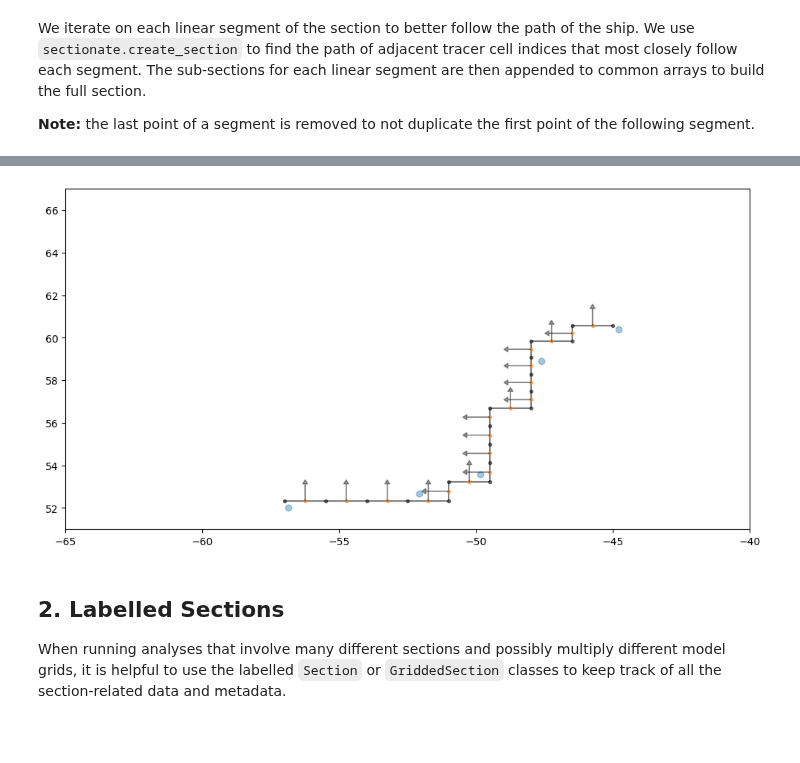
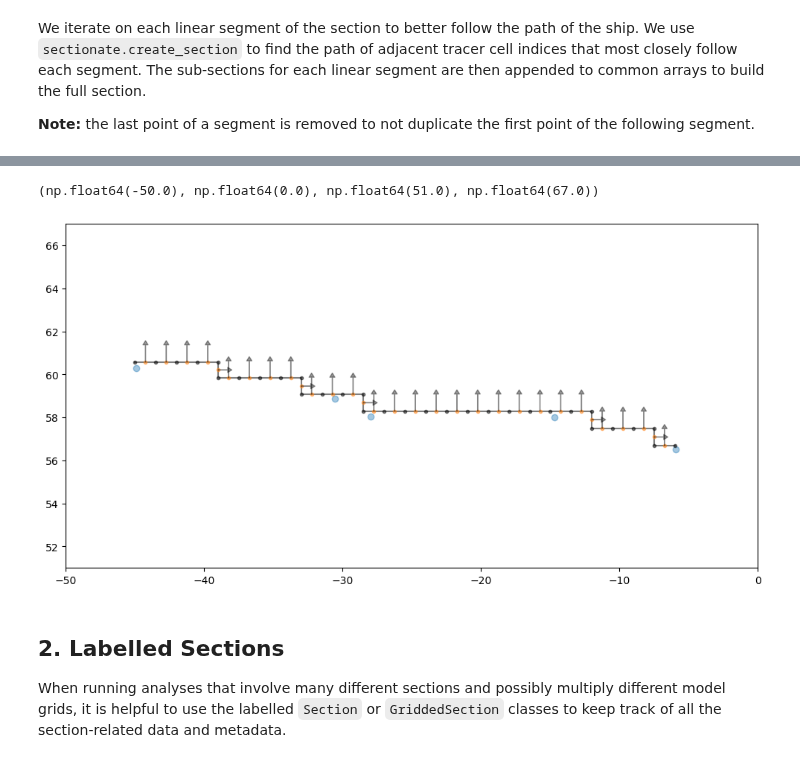
Before and after one commit to MOM6-community/sectionate, a Jupyter notebook: examples/1_creating_an_OSNAP_section.ipynb, the cells around one changed output, grey strips where cells are left out. Drawn from its saved outputs; the diff is of its cells as text; code cells hidden in the pictures; blank space fills up the shorter version.

```diff
--- a/examples/1_creating_an_OSNAP_section.ipynb
+++ b/examples/1_creating_an_OSNAP_section.ipynb
@@ -50,5 +53,5 @@ Y Axis (periodic, boundary='periodic'):
 # %%
-iwest,jwest,xwest,ywest = sectionate.grid_section(
+i_c,j_c,lons_c,lats_c = sectionate.grid_section(
     grid,
     west_section_lons,
     west_section_lats,
@@ -77,5 +83,5 @@ plt.show()
 # %%
-uvindices = sectionate.uvindices_from_qindices(grid, iwest, jwest)
+uvindices = sectionate.uvindices_from_qindices(grid, i_c, j_c)
 lons, lats = sectionate.uvcoords_from_uvindices(
     grid,
     uvindices,
@@ -123,10 +129,10 @@ We iterate on each linear segment of the section to better follow the path of th
 
 **Note:** the last point of a segment is removed to not duplicate the first point of the following segment.
 # %%
-iwest,jwest,xwest,ywest = sectionate.grid_section(
+i_c,j_c,lons_c,lats_c = sectionate.grid_section(
     grid,
-    west_section_lons,
-    west_section_lats,
+    east_section_lons,
+    east_section_lats,
     topology="MOM-tripolar"
 )
 # %%
@@ -152,29 +158,30 @@ plt.show()
 # %%
-uvindices = sectionate.uvindices_from_qindices(grid, iwest, jwest)
+uvindices = sectionate.uvindices_from_qindices(grid, i_c, j_c)
 lons, lats = sectionate.uvcoords_from_uvindices(
     grid,
     uvindices
 )
 # %%
 plt.figure(figsize=(12, 6))
-plt.plot(west_section_lons, west_section_lats, "C0o", alpha=0.4)
+plt.plot(east_section_lons, east_section_lats, "C0o", alpha=0.4)
 for (p, (var, lon, lat, nward, eward)) in enumerate(zip(uvindices['var'], lons, lats, uvindices['nward'], uvindices['eward'])):
     if var=="V":
         efact = 0.
         nfact = -1 if not(eward) else 1
     if var=="U":
         efact = -1 if nward else 1
         nfact = 0.
 
     plt.annotate('', xy=(lon+float(efact), lat+float(nfact)),  xycoords='data',
             xytext=(lon, lat),
             arrowprops=dict(facecolor='black', shrink=0.01, width=0.25, headwidth=5., headlength=4., alpha=0.4),
             horizontalalignment='center', verticalalignment='center')
-plt.plot(xwest, ywest, "ko-", alpha=0.5, markersize=3, label="tracer cell corners (vorticity grid)")
+plt.plot(lons_c, lats_c, "ko-", alpha=0.5, markersize=3, label="tracer cell corners (vorticity grid)")
 plt.plot(lons, lats, "C1o", alpha=0.5, lw=1, markersize=3, label="velocity cells (faces normal to section)");
-plt.axis([-65,-40, 51, 67]);
+plt.axis([-50, 0, 51, 67])
 # %% [output]
+(np.float64(-50.0), np.float64(0.0), np.float64(51.0), np.float64(67.0))
-[figure, old version]
+[figure, new version]
 # %% [markdown]
 ## 2. Labelled Sections
 
```
Also changed, not shown: parts of 19 cells of this notebook, 4 other files.
